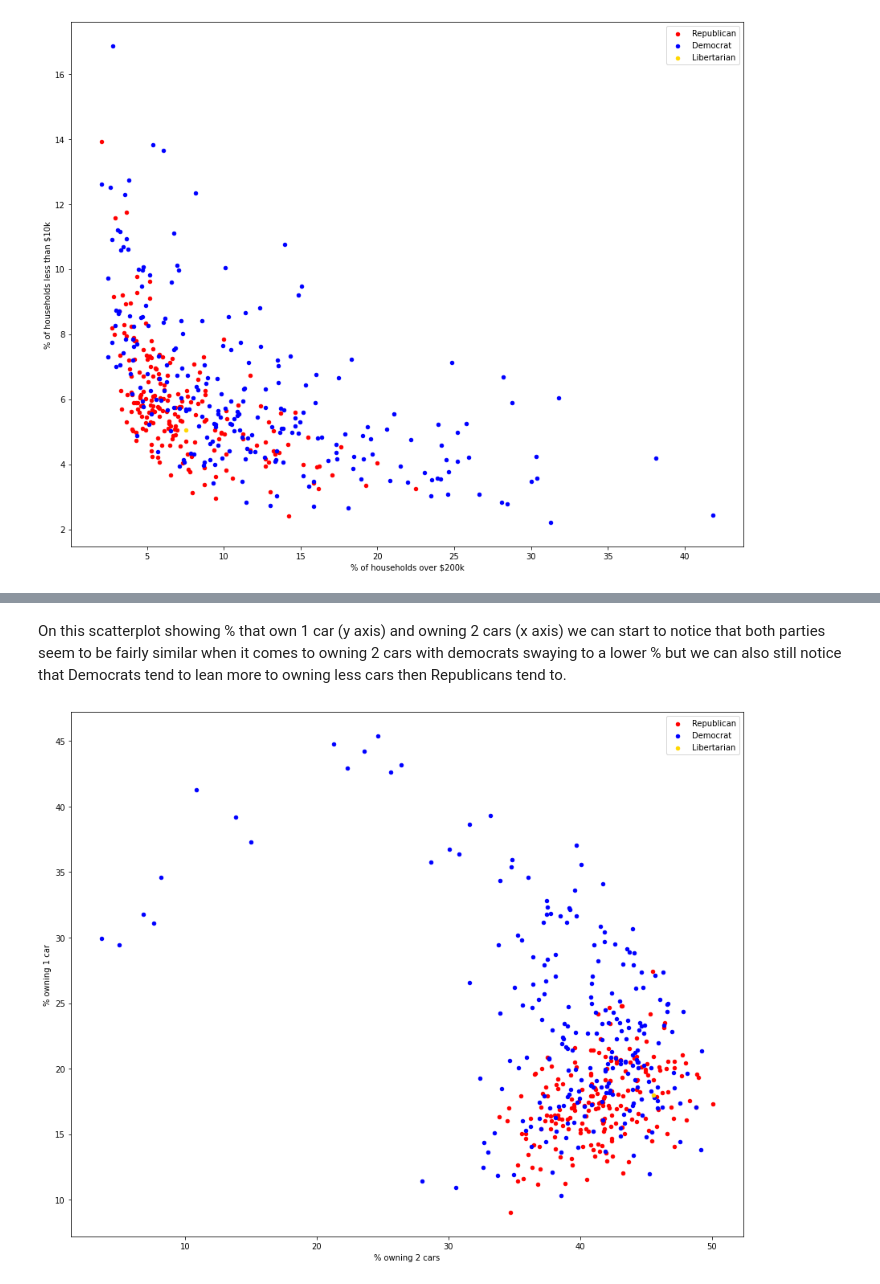
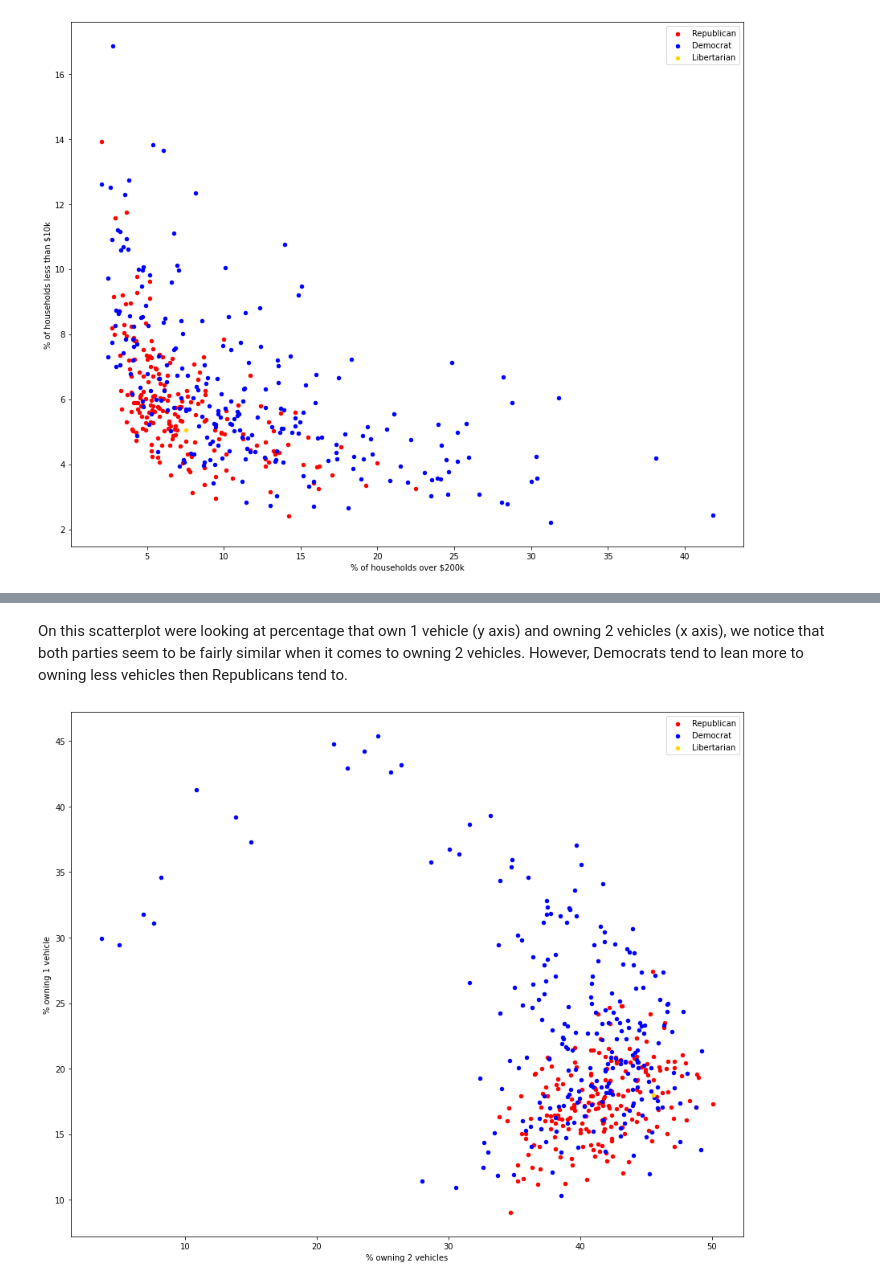
Before and after one commit to Avalon-DeNecochea/congressionalNotebook, a Jupyter notebook: Project_1.ipynb, the cells around one changed output, grey strips where cells are left out. Cells and saved outputs as stored; diff of their text form; code cells hidden in the pictures.

```diff
--- a/Project_1.ipynb
+++ b/Project_1.ipynb
@@ -32,7 +28,7 @@ data_json = json.loads(response.read())
 data_json.pop(0) # the first row of data is header information which we don't need, so pop removes that from the dataset.
 
 # Hand populate the columns based on the variable descriptions census.gov documents here: https://api.census.gov/data/2021/acs/acs1/variables.html. Note they correspond back to the variable names I included in the URL above.
-cols = ['District Name','Total Households','Less than $10k', '$200k+', 'Total', 'No cars', '1 car', '2 cars', '3+ cars', 'State code', 'district number']
+cols = ['District Name','Total Households','Less than $10k', '$200k+', 'Total', 'No vehicles', '1 vehicle', '2 vehicles', '3+ vehicles', 'State code', 'district number']
 
 acs_df = pd.DataFrame(data_json, columns = cols)
 
@@ -43,7 +39,7 @@ acs_df['district number'] = pd.to_numeric(acs_df['district number'])
 acs_df['State'] = acs_df['State'].str.strip()
 
 # Let's just keep the columns we need
-acs_df = acs_df[['Total Households', 'Less than $10k', "$200k+", 'Total', 'No cars', '1 car', '2 cars', '3+ cars','district number', 'State']]
+acs_df = acs_df[['Total Households', 'Less than $10k', "$200k+", 'Total', 'No vehicles', '1 vehicle', '2 vehicles', '3+ vehicles','district number', 'State']]
 
 # take a look at the top results in the dataset
 acs_df.head()
@@ -61,18 +57,18 @@ acs_df["Total Households"] = pd.to_numeric(acs_df["Total Households"])
 acs_df["Less than $10k"] = pd.to_numeric(acs_df["Less than $10k"])
 acs_df['$200k+'] = pd.to_numeric(acs_df['$200k+'])
 acs_df['Total'] = pd.to_numeric(acs_df['Total'])
-acs_df['No cars'] = pd.to_numeric(acs_df['No cars'])
-acs_df['1 car'] = pd.to_numeric(acs_df['1 car'])
-acs_df['2 cars'] = pd.to_numeric(acs_df['2 cars'])
-acs_df['3+ cars'] = pd.to_numeric(acs_df['3+ cars'])
+acs_df['No vehicles'] = pd.to_numeric(acs_df['No vehicles'])
+acs_df['1 vehicle'] = pd.to_numeric(acs_df['1 vehicle'])
+acs_df['2 vehicles'] = pd.to_numeric(acs_df['2 vehicles'])
+acs_df['3+ vehicles'] = pd.to_numeric(acs_df['3+ vehicles'])
 
 # Compute some new columns based on the existing columns for later visualization
 acs_df['% of households over $200k'] = (100*acs_df['$200k+'])/acs_df['Total Households']
 acs_df['% of households less than $10k'] = (100*acs_df['Less than $10k'])/acs_df['Total Households']
-acs_df['% owning no cars'] = (100*acs_df['No cars'])/acs_df['Total']
-acs_df['% owning 1 car'] = (100*acs_df['1 car'])/acs_df['Total']
-acs_df['% owning 2 cars'] = (100*acs_df['2 cars'])/acs_df['Total']
-acs_df['% owning 3+ cars'] = (100*acs_df['3+ cars'])/acs_df['Total']
+acs_df['% owning no vehicles'] = (100*acs_df['No vehicles'])/acs_df['Total']
+acs_df['% owning 1 vehicle'] = (100*acs_df['1 vehicle'])/acs_df['Total']
+acs_df['% owning 2 vehicles'] = (100*acs_df['2 vehicles'])/acs_df['Total']
+acs_df['% owning 3+ vehicles'] = (100*acs_df['3+ vehicles'])/acs_df['Total']
 
 
 # now let's look at the data again
@@ -241,20 +230,19 @@ plt.show()
 # %% [markdown]
-On this scatterplot showing % that own 1 car (y axis) and owning 2 cars (x axis) we can start to notice that both parties seem to be fairly similar when it comes to owning 2 cars with democrats swaying to a lower % but we can also still notice that Democrats tend to lean more to owning less cars then Republicans tend to.
+On this scatterplot were looking at percentage that own 1 vehicle (y axis) and owning 2 vehicles (x axis), we notice that both parties seem to be fairly similar when it comes to owning 2 vehicles. However, Democrats tend to lean more to owning less vehicles then Republicans tend to.
 # %%
 R = merged_df[merged_df['Party'].str.contains('R')]
 D = merged_df[merged_df['Party'].str.contains('D')]
 L = merged_df[merged_df['Party'].str.contains('L')]
 
 fig, ax = plt.subplots(figsize=(15, 12))
-R.plot.scatter(x='% owning 2 cars', y='% owning 1 car', c='red',label='Republican', ax=ax)
-D.plot.scatter(x='% owning 2 cars', y='% owning 1 car',c='blue',label='Democrat', ax=ax)
-L.plot.scatter(x='% owning 2 cars', y='% owning 1 car',c='gold',label='Libertarian', ax=ax)
+R.plot.scatter(x='% owning 2 vehicles', y='% owning 1 vehicle', c='red',label='Republican', ax=ax)
+D.plot.scatter(x='% owning 2 vehicles', y='% owning 1 vehicle',c='blue',label='Democrat', ax=ax)
+L.plot.scatter(x='% owning 2 vehicles', y='% owning 1 vehicle',c='gold',label='Libertarian', ax=ax)
 
-#for i, txt in enumerate(df['State']):
-#   ax.annotate(txt, (df['% of households over $200k'].iat[i], df['% of households less than $10k'].iat[i]))
+
 
 plt.legend()
 plt.show()
 # %% [output]
-[figure, old version]
+[figure, new version]
 # %% [markdown]
```
Also changed, not shown: parts of 23 cells of this notebook.
